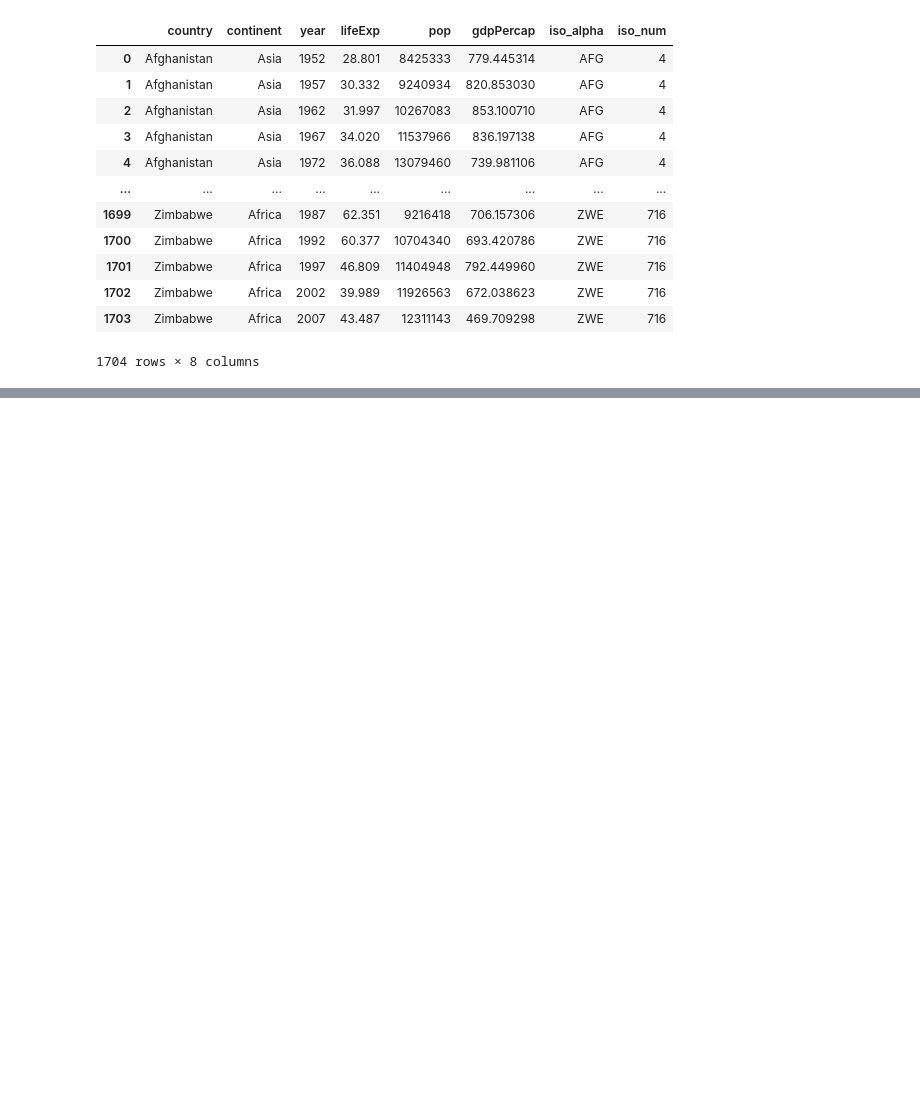
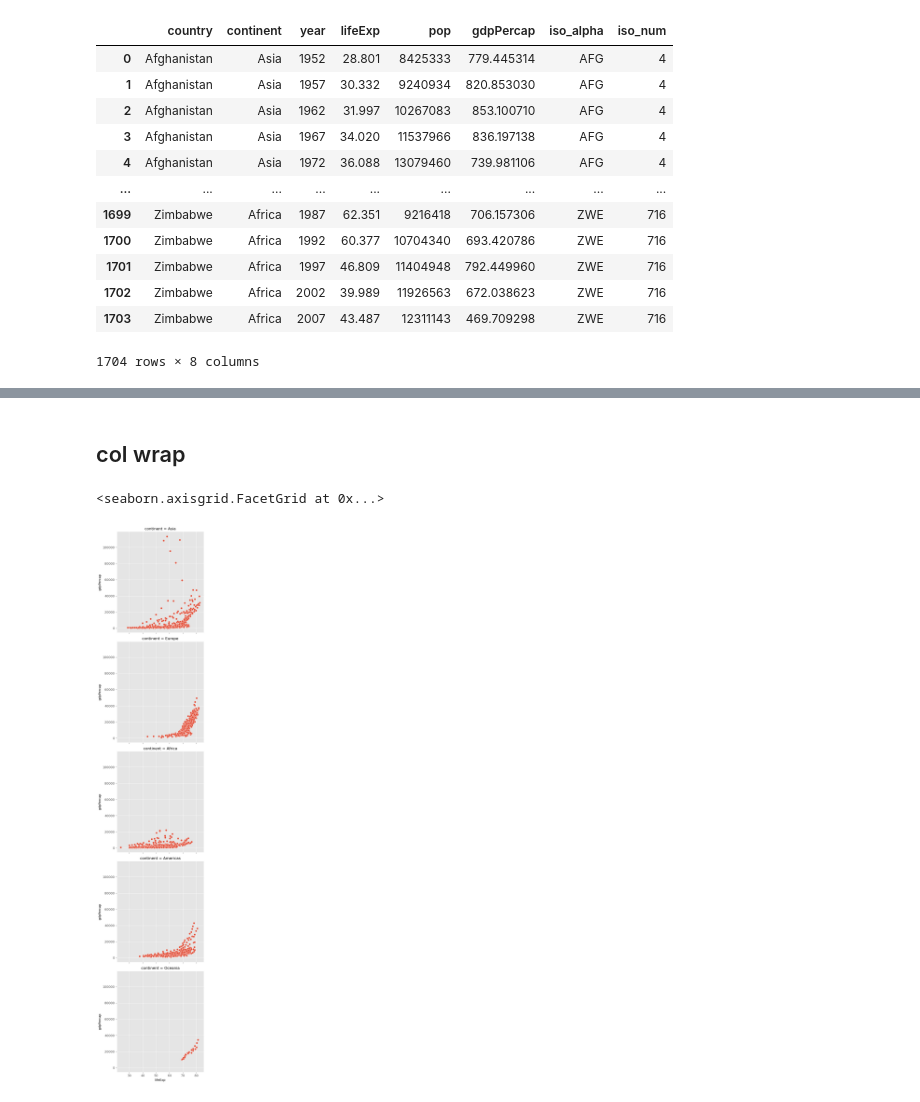
Before and after one commit to Jkhattak/python, a Jupyter notebook: seaborn.ipynb, the cells around one changed output, grey strips where cells are left out. Saved outputs shown, nothing was run; the diff lists cells and outputs as text; code cells hidden in the pictures; blank space fills up the shorter version.

```diff
--- a/seaborn.ipynb
+++ b/seaborn.ipynb
@@ -78,0 +85,7 @@ Name: country, Length: 1704, dtype: bool
+# %% [markdown]
+## col wrap
+# %%
+sns.relplot(data=gap, x='lifeExp', y='gdpPercap', kind='scatter', col='continent', col_wrap=1)
+# %% [output]
+<seaborn.axisgrid.FacetGrid at 0x...>
+[figure, added]
```
Also changed, not shown: parts of 23 cells of this notebook.
